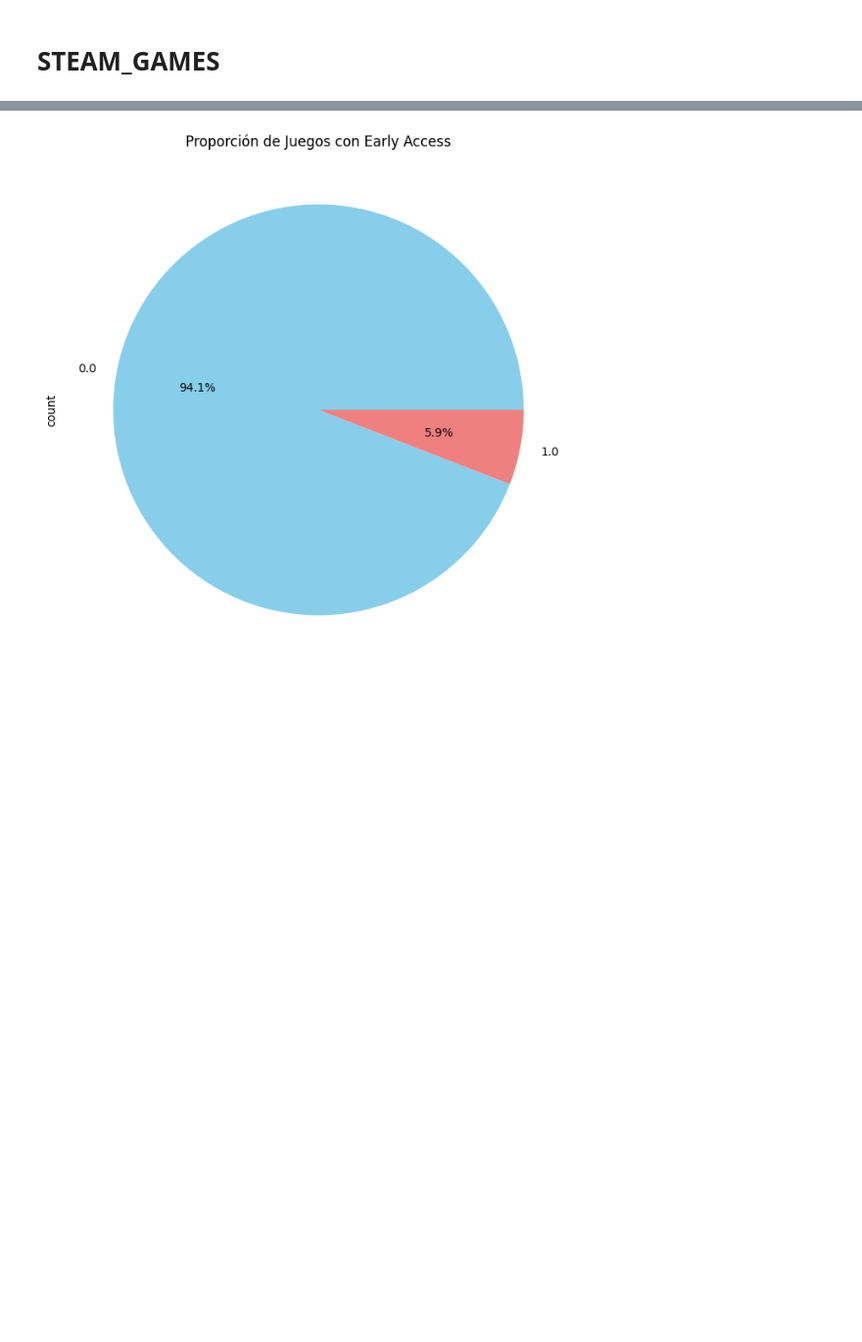
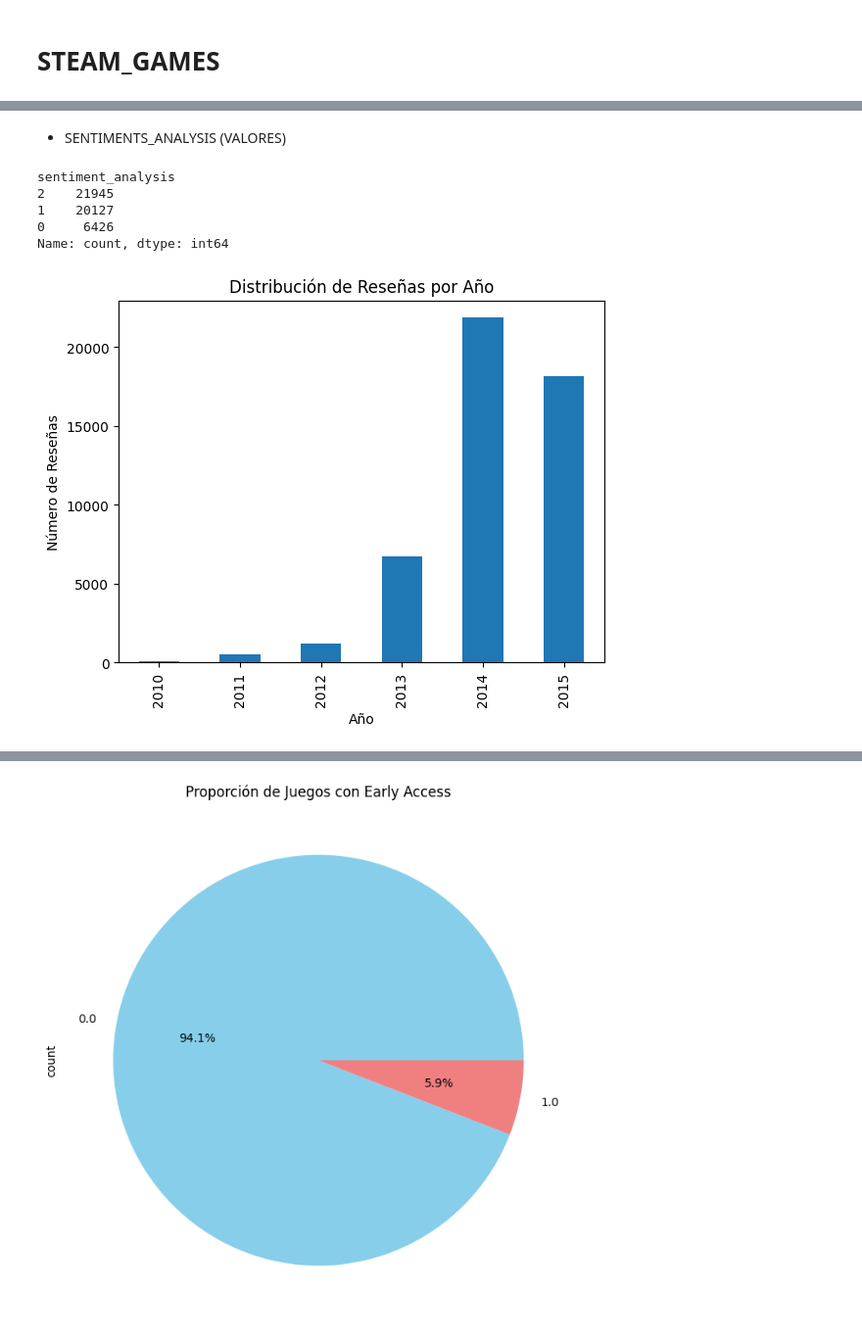
Before and after one commit to Marianopopov/PI_ML_OPS_1, a Jupyter notebook: EDA/steam_games.ipynb, the cells around one changed output, grey strips where cells are left out. Shown at 98% size. Saved outputs shown, nothing was run; the diff lists cells and outputs as text; code cells hidden in the pictures; blank space fills up the shorter version.

```diff
--- a/EDA/steam_games.ipynb
+++ b/EDA/steam_games.ipynb
@@ -56,0 +146,20 @@ steam_games.head(5)
+# %% [markdown]
+- SENTIMENTS_ANALYSIS (VALORES)
+# %%
+user_reviews['sentiment_analysis'].value_counts()
+# %% [output]
+sentiment_analysis
+2    21945
+1    20127
+0     6426
+Name: count, dtype: int64
+# %%
+#Análisis de Reseñas por Año:
+
+user_reviews['year_posted'].value_counts().sort_index().plot(kind='bar')
+plt.xlabel('Año')
+plt.ylabel('Número de Reseñas')
+plt.title('Distribución de Reseñas por Año')
+plt.show()
+# %% [output]
+[figure, added]
```
Also changed, not shown: parts of 27 cells of this notebook, 12 other files.
